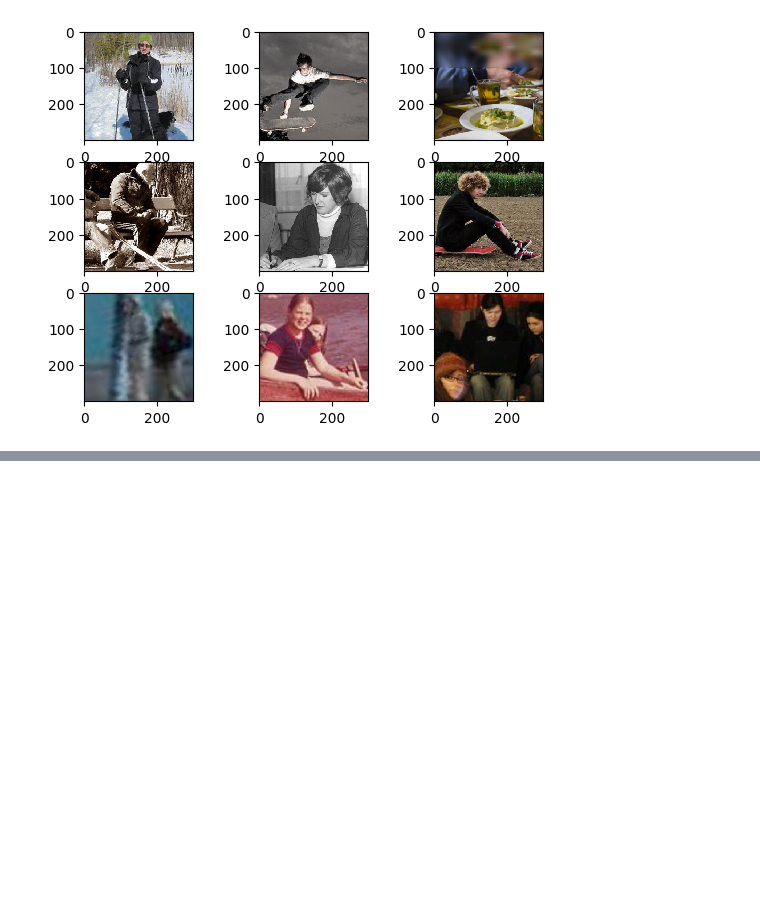
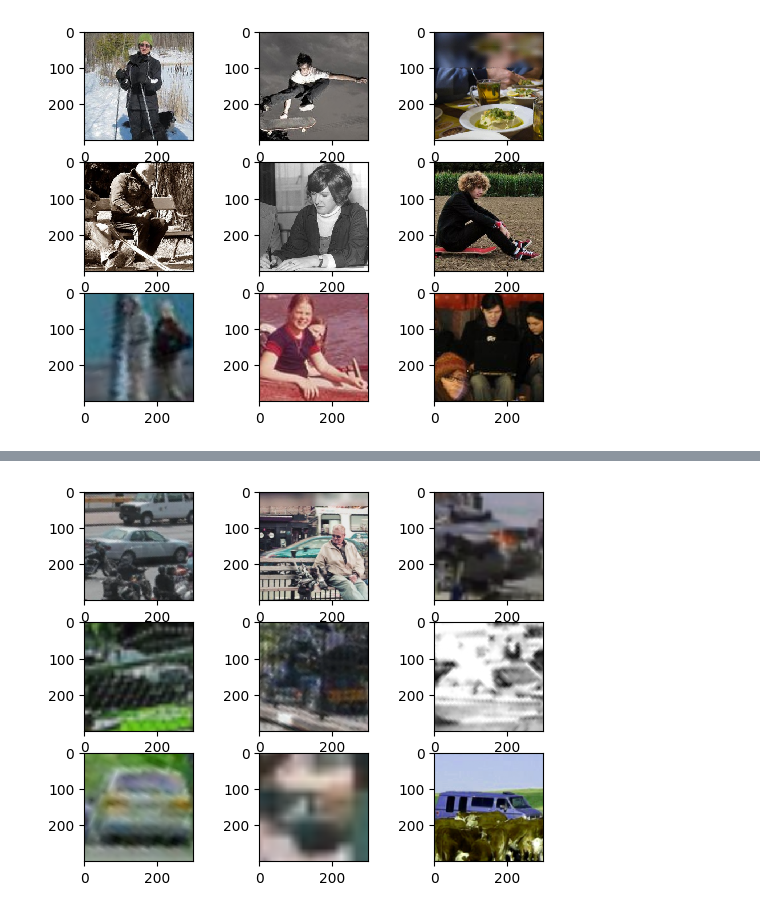
Before and after one commit to lukasz-staniszewski/focus-convolutional-neural-network, a Jupyter notebook: notebooks/diff_transforms/diff_with_focus.ipynb, the cells around one changed output, grey strips where cells are left out. Cells and saved outputs as stored; diff of their text form; code cells hidden in the pictures; blank space fills up the shorter version.

```diff
--- a/notebooks/diff_transforms/diff_with_focus.ipynb
+++ b/notebooks/diff_transforms/diff_with_focus.ipynb
@@ -146,0 +189,11 @@ for i in range(tf_module_2_out.shape[0]):
+# %%
+tf_module_out = TransformModule(image_out_sz=(300, 300))(image, tf)
+# %%
+for i in range(tf_module_out.shape[0]):
+    if i >= 9:
+        break
+    img = T.ToPILImage()(tf_module_out[i,:].squeeze())
+    plt.subplot(3,3,i+1)
+    plt.imshow(img,interpolation='none')
+# %% [output]
+[figure, added]
```
Also changed, not shown: parts of 13 cells of this notebook, 17 other files.
